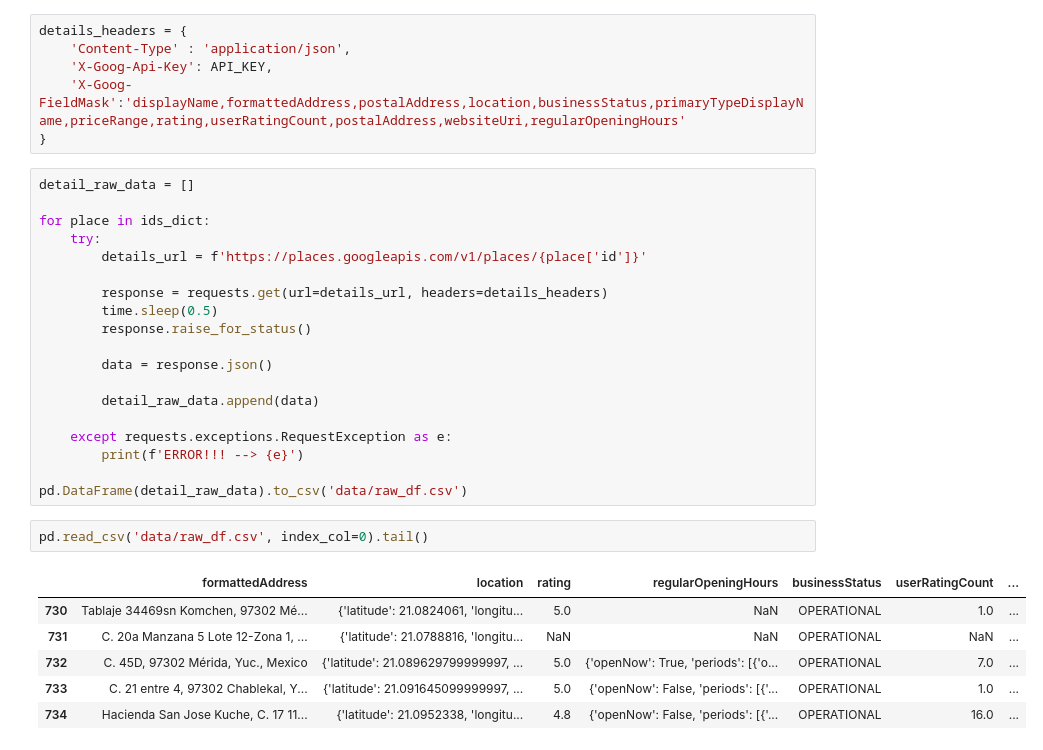
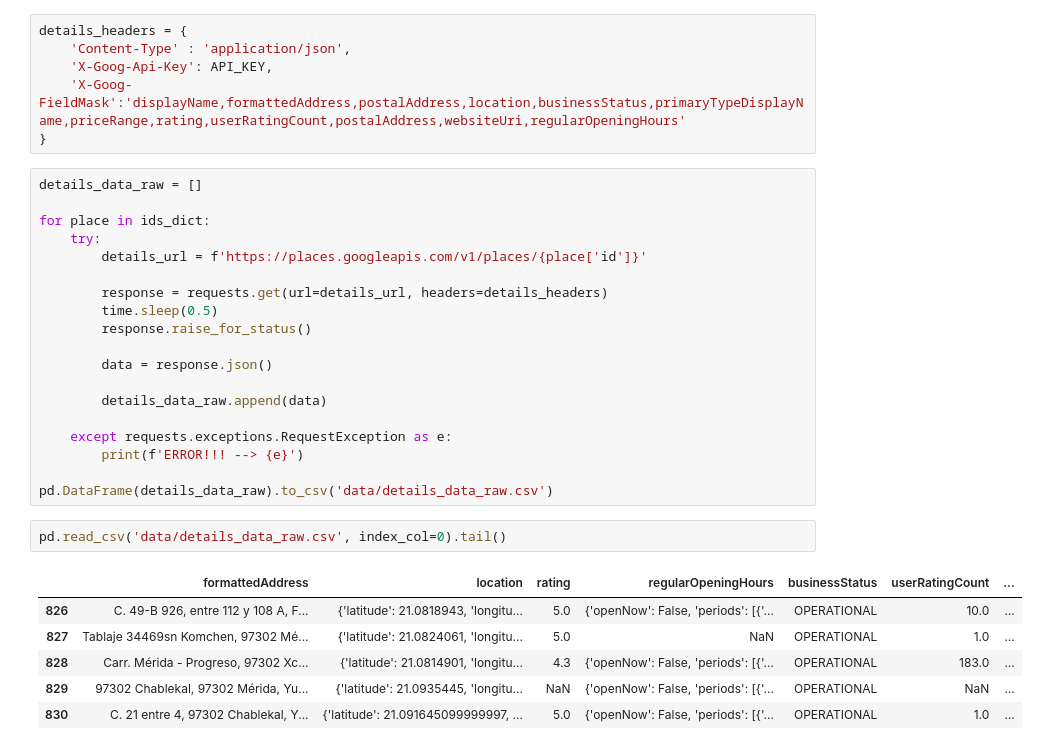
Before and after one commit to cj-chavarria/Merida-Coffee-Shops-Analysis, a Jupyter notebook: data_extraction.ipynb, the cells around one changed output. Drawn from its saved outputs; the diff is of its cells as text.

Commit message:
redo the data extraction

```diff
--- a/data_extraction.ipynb
+++ b/data_extraction.ipynb
@@ -142,7 +142,7 @@ details_headers = {
     'X-Goog-FieldMask':'displayName,formattedAddress,postalAddress,location,businessStatus,primaryTypeDisplayName,priceRange,rating,userRatingCount,postalAddress,websiteUri,regularOpeningHours'
 }
 # %%
-detail_raw_data = []
+details_data_raw = []
 
 for place in ids_dict:
     try:
@@ -154,18 +154,18 @@ for place in ids_dict:
 
         data = response.json()
 
-        detail_raw_data.append(data)
+        details_data_raw.append(data)
 
     except requests.exceptions.RequestException as e:
         print(f'ERROR!!! --> {e}')
 
-pd.DataFrame(detail_raw_data).to_csv('data/raw_df.csv')
+pd.DataFrame(details_data_raw).to_csv('data/details_data_raw.csv')
 # %%
-pd.read_csv('data/raw_df.csv', index_col=0).tail()
+pd.read_csv('data/details_data_raw.csv', index_col=0).tail()
 # %% [output]
 |  | formattedAddress | location | rating | regularOpeningHours | businessStatus | userRatingCount | ... |
-| 730 | Tablaje 34469sn Komchen, 97302 Mé... | {'latitude': 21.0824061, 'longitu... | 5.0 | NaN | OPERATIONAL | 1.0 | ... |
-| 731 | C. 20a Manzana 5 Lote 12-Zona 1, ... | {'latitude': 21.0788816, 'longitu... | NaN | NaN | OPERATIONAL | NaN | ... |
-| 732 | C. 45D, 97302 Mérida, Yuc., Mexico | {'latitude': 21.089629799999997, ... | 5.0 | {'openNow': True, 'periods': [{'o... | OPERATIONAL | 7.0 | ... |
-| 733 | C. 21 entre 4, 97302 Chablekal, Y... | {'latitude': 21.091645099999997, ... | 5.0 | {'openNow': False, 'periods': [{'... | OPERATIONAL | 1.0 | ... |
-| 734 | Hacienda San Jose Kuche, C. 17 11... | {'latitude': 21.0952338, 'longitu... | 4.8 | {'openNow': False, 'periods': [{'... | OPERATIONAL | 16.0 | ... |
+| 826 | C. 49-B 926, entre 112 y 108 A, F... | {'latitude': 21.0818943, 'longitu... | 5.0 | {'openNow': False, 'periods': [{'... | OPERATIONAL | 10.0 | ... |
+| 827 | Tablaje 34469sn Komchen, 97302 Mé... | {'latitude': 21.0824061, 'longitu... | 5.0 | NaN | OPERATIONAL | 1.0 | ... |
+| 828 | Carr. Mérida - Progreso, 97302 Xc... | {'latitude': 21.0814901, 'longitu... | 4.3 | {'openNow': False, 'periods': [{'... | OPERATIONAL | 183.0 | ... |
+| 829 | 97302 Chablekal, 97302 Mérida, Yu... | {'latitude': 21.0935445, 'longitu... | NaN | {'openNow': False, 'periods': [{'... | OPERATIONAL | NaN | ... |
+| 830 | C. 21 entre 4, 97302 Chablekal, Y... | {'latitude': 21.091645099999997, ... | 5.0 | {'openNow': False, 'periods': [{'... | OPERATIONAL | 1.0 | ... |
```
Also changed, not shown: parts of 5 cells of this notebook, 4 other files.
